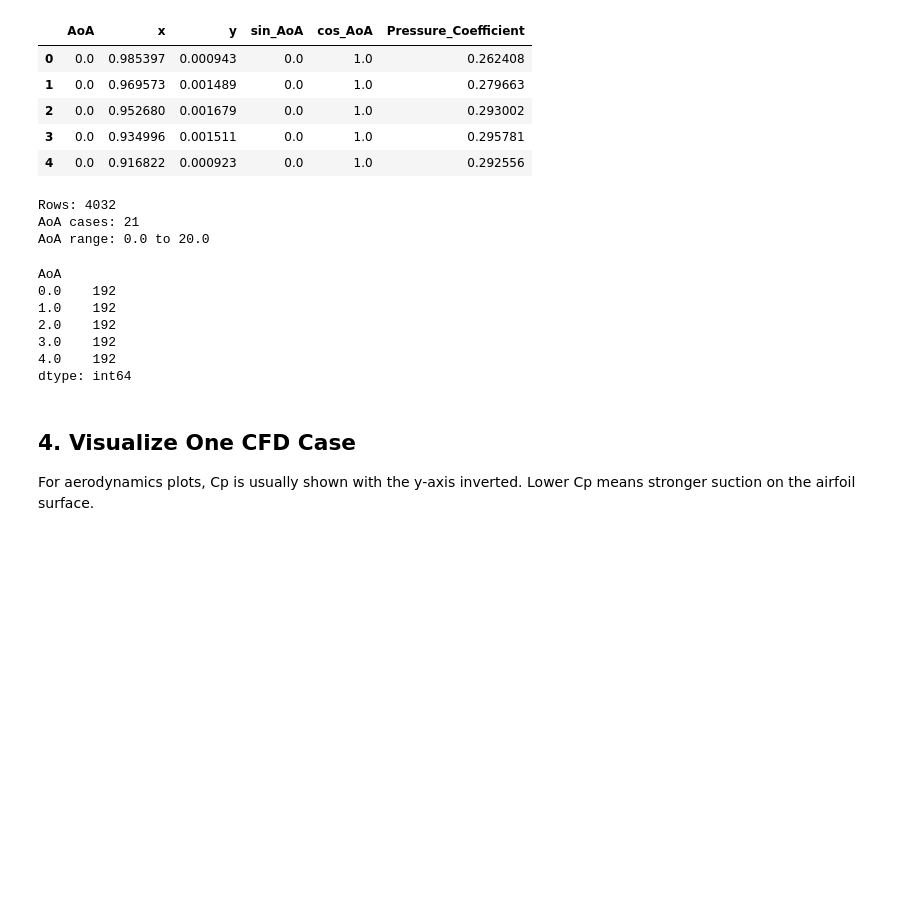
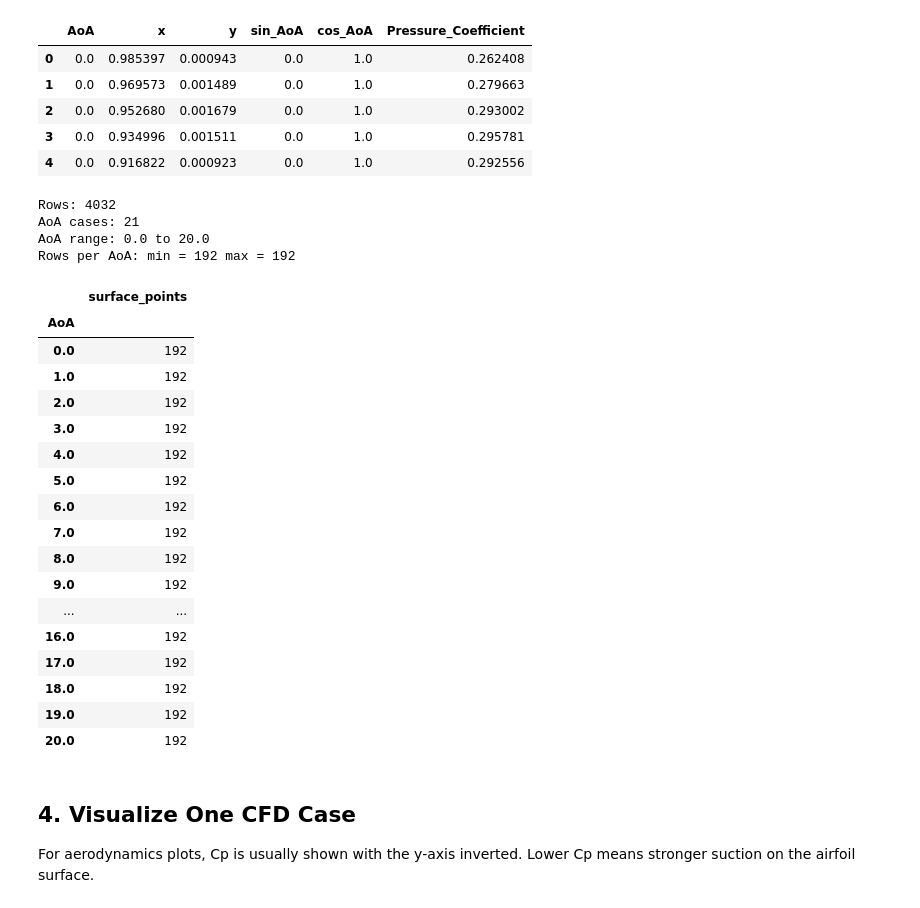
Before and after one commit to ItsKong/CFD-Machine-learning, a Jupyter notebook: notebooks/01_cp_surrogate_model.ipynb, the cells around one changed output. Saved outputs shown, nothing was run; the diff lists cells and outputs as text; code cells hidden in the pictures; blank space fills up the shorter version.

```diff
--- a/notebooks/01_cp_surrogate_model.ipynb
+++ b/notebooks/01_cp_surrogate_model.ipynb
@@ -69,23 +69,38 @@ cp_df.head()
 | 2 | 0.0 | 0.952680 | 0.001679 | 0.0 | 1.0 | 0.293002 |
 | 3 | 0.0 | 0.934996 | 0.001511 | 0.0 | 1.0 | 0.295781 |
 | 4 | 0.0 | 0.916822 | 0.000923 | 0.0 | 1.0 | 0.292556 |
-# %%
-print("Rows:", len(cp_df))
-print("AoA cases:", cp_df["AoA"].nunique())
-print("AoA range:", cp_df["AoA"].min(), "to", cp_df["AoA"].max())
-
-cp_df.groupby("AoA").size().head()
-# %% [output]
-Rows: 4032
-AoA cases: 21
-AoA range: 0.0 to 20.0
-AoA
-0.0    192
-1.0    192
-2.0    192
-3.0    192
-4.0    192
-dtype: int64
+# %%
+rows_per_aoa = cp_df.groupby("AoA").size()
+
+print("Rows:", len(cp_df))
+print("AoA cases:", cp_df["AoA"].nunique())
+print("AoA range:", cp_df["AoA"].min(), "to", cp_df["AoA"].max())
+print("Rows per AoA: min =", rows_per_aoa.min(), "max =", rows_per_aoa.max())
+
+rows_per_aoa.to_frame("surface_points")
+# %% [output]
+Rows: 4032
+AoA cases: 21
+AoA range: 0.0 to 20.0
+Rows per AoA: min = 192 max = 192
+|  | surface_points |
+| AoA |  |
+| 0.0 | 192 |
+| 1.0 | 192 |
+| 2.0 | 192 |
+| 3.0 | 192 |
+| 4.0 | 192 |
+| 5.0 | 192 |
+| 6.0 | 192 |
+| 7.0 | 192 |
+| 8.0 | 192 |
+| 9.0 | 192 |
+| ... | ... |
+| 16.0 | 192 |
+| 17.0 | 192 |
+| 18.0 | 192 |
+| 19.0 | 192 |
+| 20.0 | 192 |
 # %% [markdown]
 ## 4. Visualize One CFD Case
 
```
Also changed, not shown: parts of 2 cells of this notebook, 51 other files.
